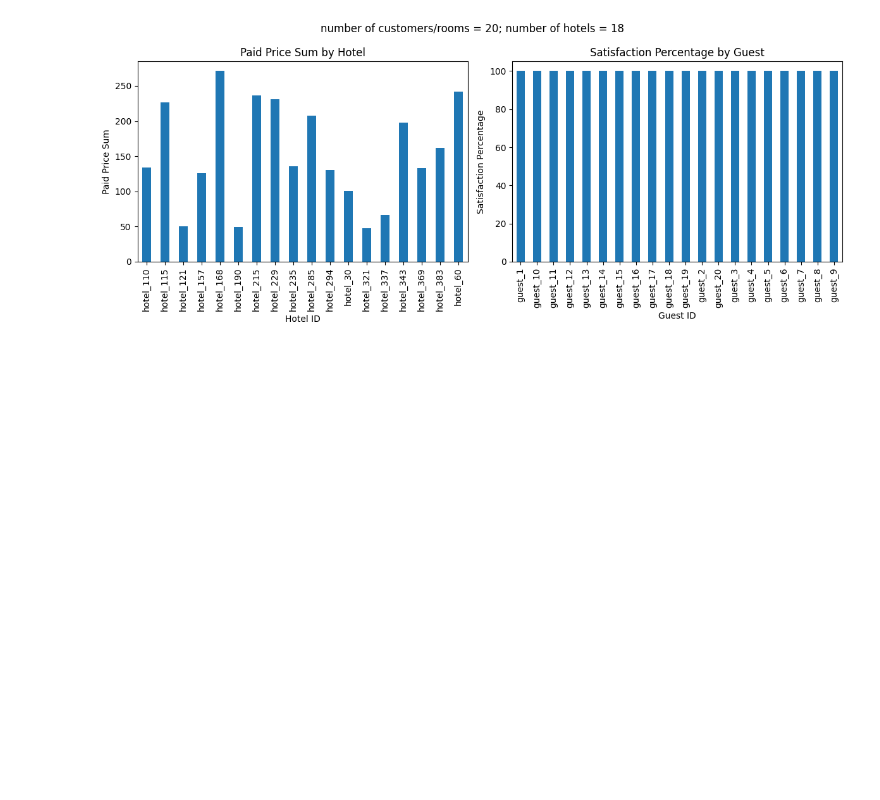
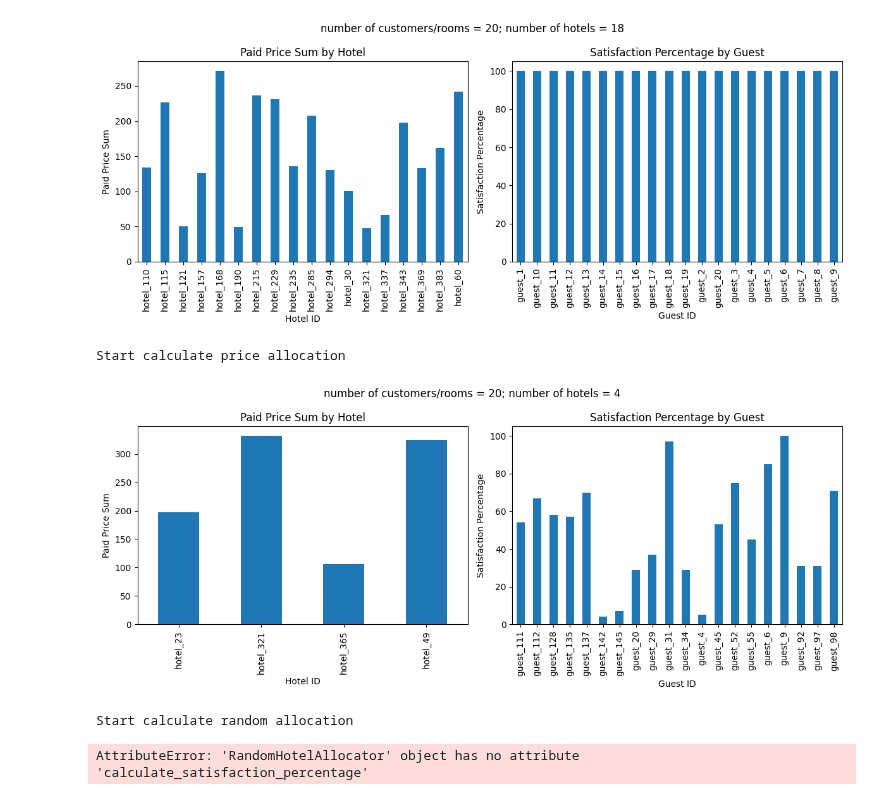
Before and after one commit to tundraparisi/dscoding-projects, a Jupyter notebook: Alina.Imansakipova/hotel-project/notebook.ipynb, the cells around one changed output. Cells and saved outputs as stored; diff of their text form; code cells hidden in the pictures; blank space fills up the shorter version.

```diff
--- a/Alina.Imansakipova/hotel-project/notebook.ipynb
+++ b/Alina.Imansakipova/hotel-project/notebook.ipynb
@@ -286,3 +286,63 @@ visualize_allocation(customer_preference_allocation.head(20))
 # %% [output]
 Start calculate preference allocation
 [figure]
+# %%
+def allocate_preferred_rooms(hotel_id, hotel_row, guestdata, preferencesdata, allocation):
+    #dictionary where we assigning hotels to a guests, all guests who prefer this hotel
+    guests_who_preferred_hotel = preferencesdata[preferencesdata['hotel'] == hotel_id]['guest']
+    guests_to_allocate = guests_who_preferred_hotel[~guests_who_preferred_hotel.isin(allocation['guest_id'])]
+    # as well
+    hotel_available_rooms = hotel_row['rooms']
+
+    for _, guest_id in guests_to_allocate.items():
+        if hotel_available_rooms == 0:
+            break
+        #excluding one room
+        hotel_available_rooms -= 1
+        #returning the row according to a guest id
+        guest_row = guestdata.loc[guest_id]
+
+        paid_price_coefficient = 1 - guest_row['discount']
+        paid_price = hotel_row['price'] * paid_price_coefficient
+
+        satisfaction = calculate_satisfaction_percentage(guest_id, hotel_id, preferencesdata)
+        #output
+        allocation.loc[len(allocation)] = [guest_id, hotel_id, satisfaction, paid_price]
+
+    return hotel_available_rooms, allocation
+
+
+def allocate_remaining_rooms(hotel_available_rooms, hotel_id, hotel_row, guestdata, allocation):
+    guests_to_allocate = guestdata[~guestdata.index.isin(allocation['guest_id'])]
+    for guest_id, guest_row in guests_to_allocate.iterrows():
+        if hotel_available_rooms == 0:
+            break
+
+        hotel_available_rooms -= 1
+
+        paid_price_coefficient = 1 - guest_row['discount']
+        paid_price = hotel_row['price'] * paid_price_coefficient
+
+        allocation.loc[len(allocation)] = [guest_id, hotel_id, 0, paid_price]
+
+    return allocation
+
+
+def get_price_allocation(hotelsdata, guestdata, preferencesdata):
+    allocation = pd.DataFrame(columns=['guest_id', 'hotel_id', 'satisfaction_percentage', 'paid_price'])
+
+    sorted_hotels = hotelsdata.sort_values(by='price')
+    #for every index and every row
+    for hotel_id, hotel_row in sorted_hotels.iterrows():
+        hotel_remaining_rooms_count, allocation = allocate_preferred_rooms(hotel_id, hotel_row, guestdata, preferencesdata, allocation)
+        if hotel_remaining_rooms_count > 0:
+            allocation = allocate_remaining_rooms(hotel_remaining_rooms_count,  hotel_id, hotel_row, guestdata, allocation)
+
+    return allocation
+
+print('Start calculate price allocation')
+price_allocation = get_price_allocation(hotelsdata, guestdata, preferencesdata)
+visualize_allocation(price_allocation.head(20))
+# %% [output]
+Start calculate price allocation
+[figure, added]
@@ -288,0 +393,9 @@ Start calculate preference allocation
+# %%
+print('Start calculate random allocation')
+r_allocator = RandomHotelAllocator(hotelsdata.copy(), guestdata, preferencesdata)
+random_allocation = r_allocator.get_random_allocation()
+allocation_analysis(random_allocation)
+visualize_allocation(random_allocation.head(20))
+# %% [output]
+Start calculate random allocation
+AttributeError: 'RandomHotelAllocator' object has no attribute 'calculate_satisfaction_percentage'
```
Also changed, not shown: parts of 4 cells of this notebook, 11 other files.
